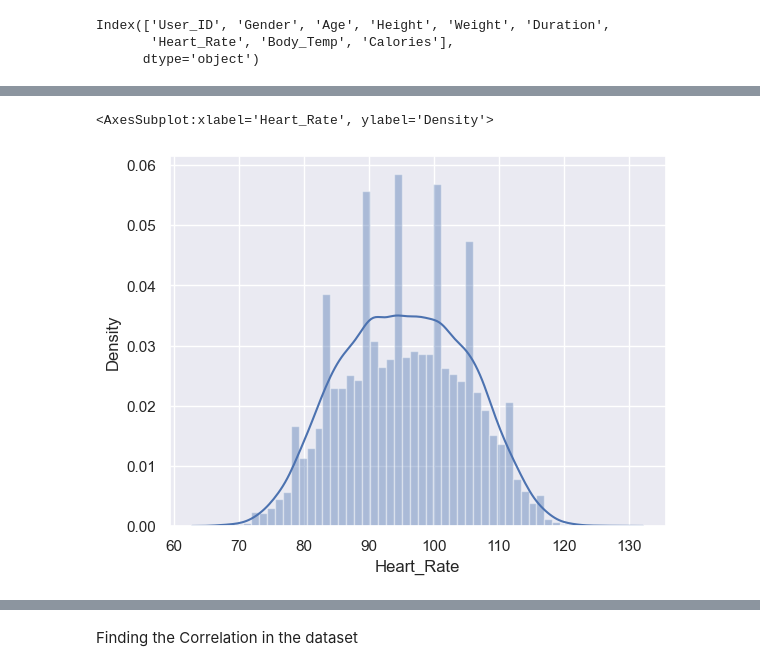
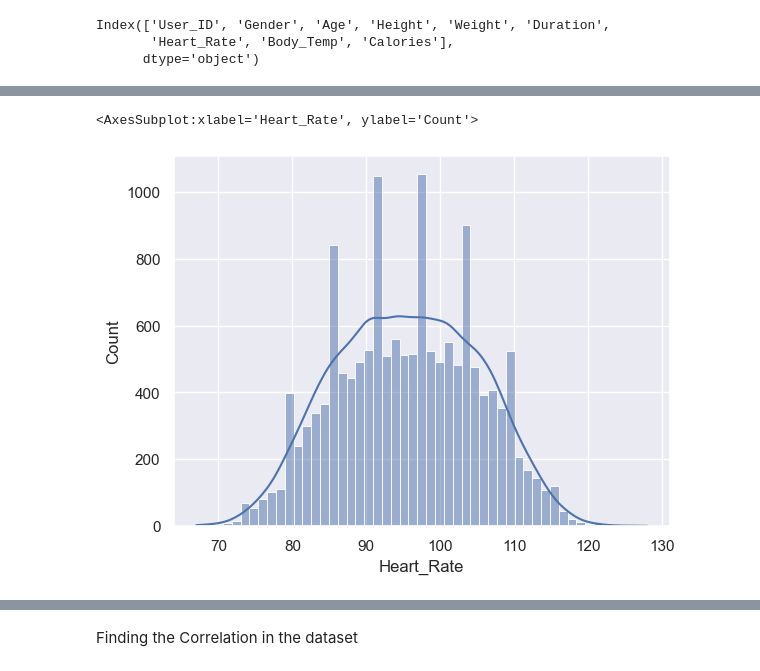
Before and after one commit to S3Ghosh/Machine-Learning-Usecases, a Jupyter notebook: Calories Burnt Predictor/Calorie Burnt Prediction.ipynb, the cells around one changed output, grey strips where cells are left out. Saved outputs shown, nothing was run; the diff lists cells and outputs as text; code cells hidden in the pictures.

```diff
--- a/Calories Burnt Predictor/Calorie Burnt Prediction.ipynb
+++ b/Calories Burnt Predictor/Calorie Burnt Prediction.ipynb
@@ -144,8 +144,8 @@ sns.distplot(calories_data["Duration"])
 # %%
 # finding the distribution of 'Heart_Rate' column
-sns.distplot(calories_data["Heart_Rate"])
+sns.histplot(calories_data["Heart_Rate"], kde= True)
 # %% [output]
-<AxesSubplot:xlabel='Heart_Rate', ylabel='Density'>
+<AxesSubplot:xlabel='Heart_Rate', ylabel='Count'>
-[figure, old version]
+[figure, new version]
 # %%
 # finding the distribution of 'Body_Temp' column
```
Also changed, not shown: parts of 7 cells of this notebook.
